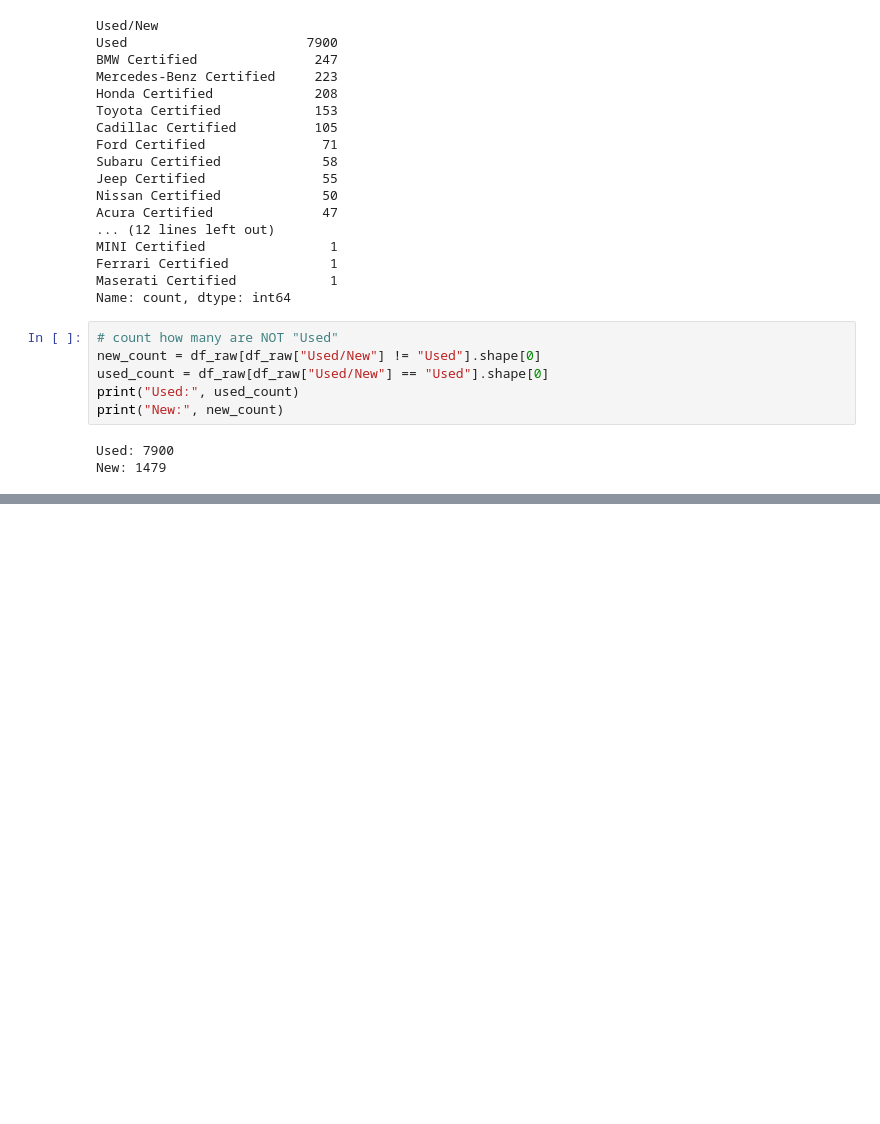
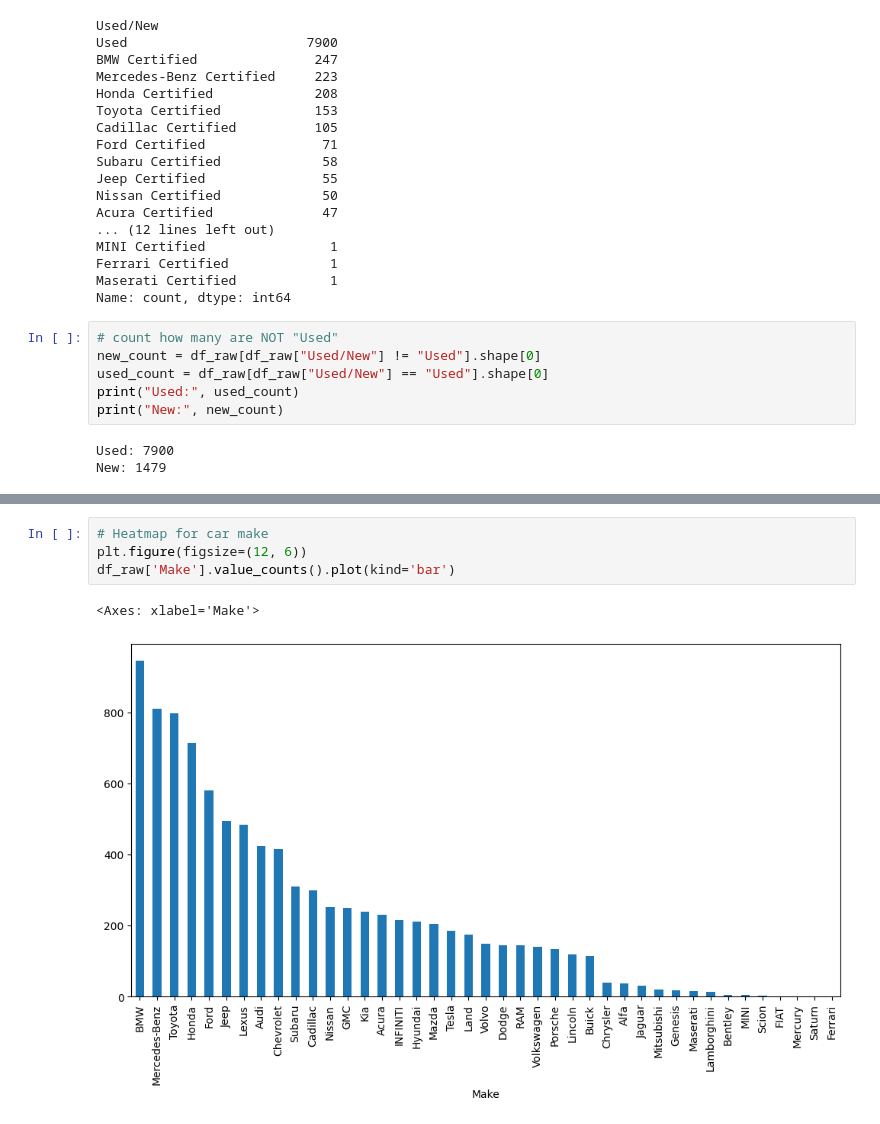
Before and after one commit to Nickeniklas/car_recommender, a Jupyter notebook: cars_eda.ipynb, the cells around one changed output, grey strips where cells are left out. Saved outputs shown, nothing was run; the diff lists cells and outputs as text; blank space fills up the shorter version.

```diff
--- a/cars_eda.ipynb
+++ b/cars_eda.ipynb
@@ -131,0 +141,7 @@ df_raw[df_raw['SellerRating'] < 2].sample(3)
+# %%
+# Heatmap for car make
+plt.figure(figsize=(12, 6))
+df_raw['Make'].value_counts().plot(kind='bar')
+# %% [output]
+<Axes: xlabel='Make'>
+[figure, added]
```
Also changed, not shown: parts of 26 cells of this notebook.
